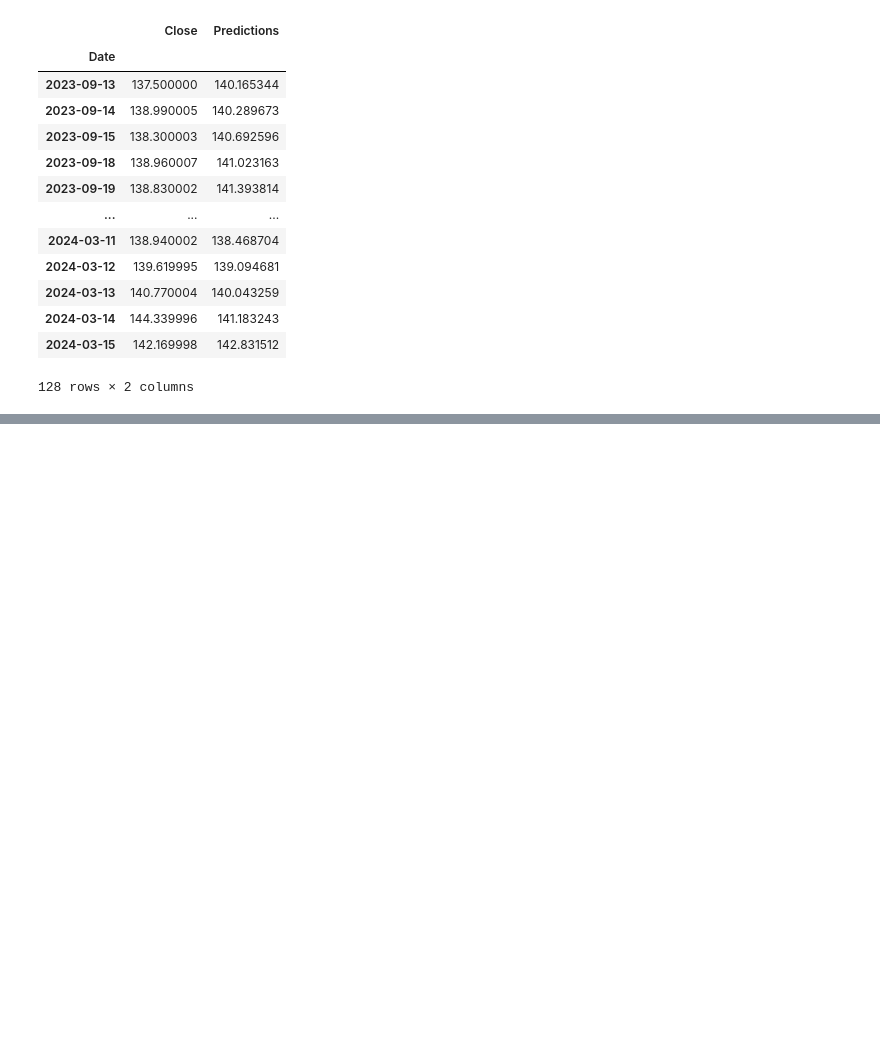
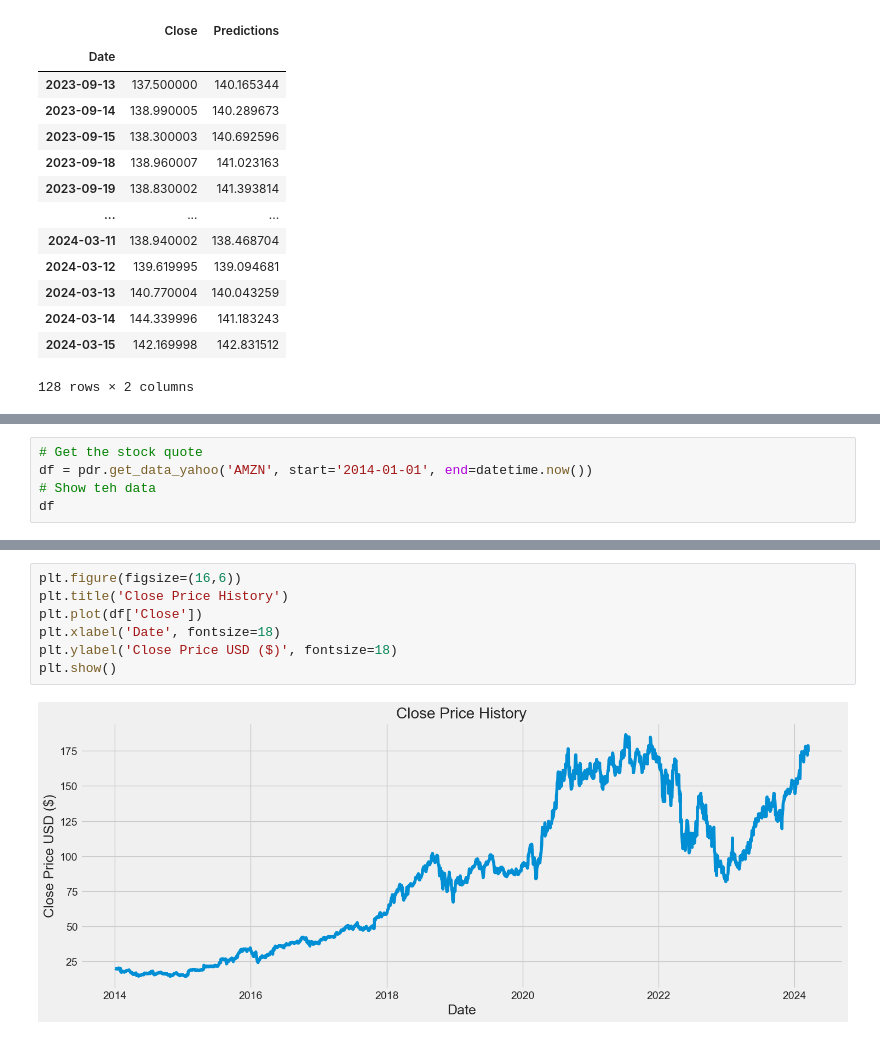
Before and after one commit to DURGABHAVANI66/Stock-Market-Analysis-and-Prediction-using-LSTM, a Jupyter notebook: code.ipynb, the cells around one changed output, grey strips where cells are left out. Saved outputs shown, nothing was run; the diff lists cells and outputs as text; blank space fills up the shorter version.

Commit message:
Predicting the closing price stock price of Amazon

```diff
--- a/code.ipynb
+++ b/code.ipynb
@@ -1057,0 +1060,5 @@ Closing and Predicted prices for Microsoft Stocks
+# %%
+# Get the stock quote
+df = pdr.get_data_yahoo('AMZN', start='2014-01-01', end=datetime.now())
+# Show teh data
+df
@@ -1057,0 +1081,9 @@ Closing and Predicted prices for Microsoft Stocks
+# %%
+plt.figure(figsize=(16,6))
+plt.title('Close Price History')
+plt.plot(df['Close'])
+plt.xlabel('Date', fontsize=18)
+plt.ylabel('Close Price USD ($)', fontsize=18)
+plt.show()
+# %% [output]
+[figure, added]
```
Also changed, not shown: parts of 8 cells of this notebook.
